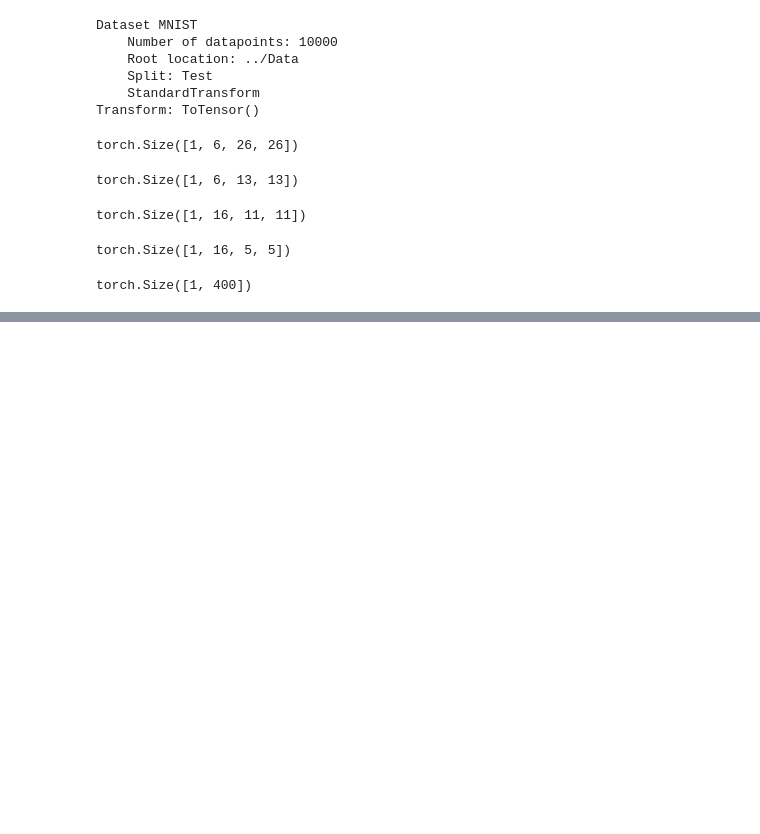
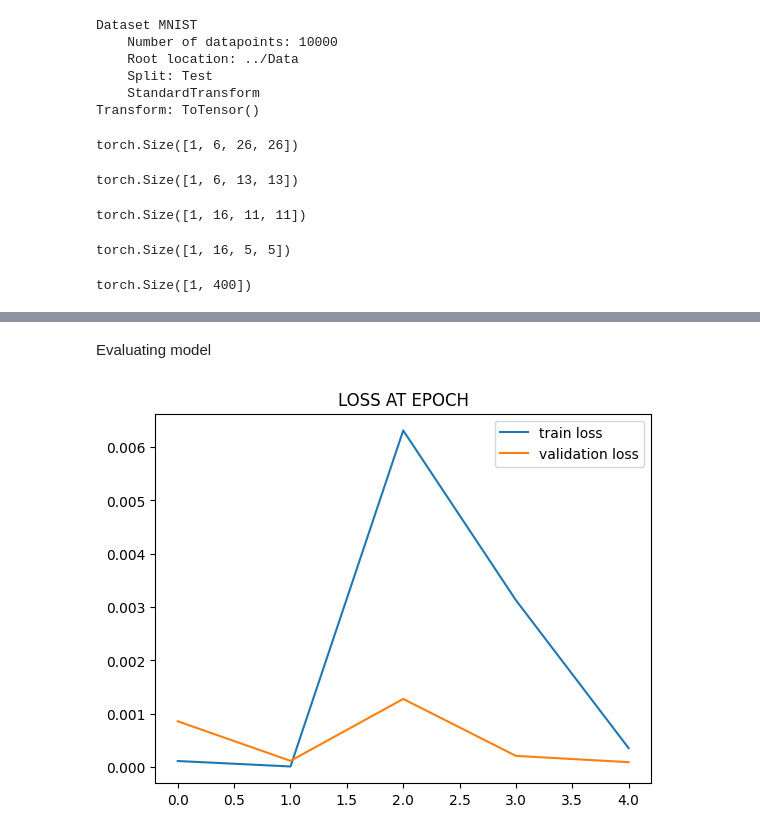
Before and after one commit to annamariabugaj/ML_small_projects, a Jupyter notebook: MNIST_ANN.ipynb, the cells around one changed output, grey strips where cells are left out. Drawn from its saved outputs; the diff is of its cells as text; code cells hidden in the pictures; blank space fills up the shorter version.

```diff
--- a/MNIST_ANN.ipynb
+++ b/MNIST_ANN.ipynb
@@ -472,3 +472,7 @@ class ConvolutionalNetwork(nn.Module):
         X = F.relu(self.fc2(X))
         X = self.fc3(X)
         return F.log_softmax(X, dim=1)
+# %%
+torch.manual_seed(42)
+model = ConvolutionalNetwork()
+model
@@ -474,0 +503,3 @@ class ConvolutionalNetwork(nn.Module):
+# %%
+criterion = nn.CrossEntropyLoss()
+optimizer = torch.optim.Adam(model.parameters(), lr=0.001)
@@ -474,0 +583,9 @@ class ConvolutionalNetwork(nn.Module):
+# %% [markdown]
+Evaluating model
+# %%
+plt.plot(train_losses, label='train loss')
+plt.plot(test_losses, label='validation loss')
+plt.title('LOSS AT EPOCH')
+plt.legend();
+# %% [output]
+[figure, added]
```
Also changed, not shown: parts of 11 cells of this notebook.
